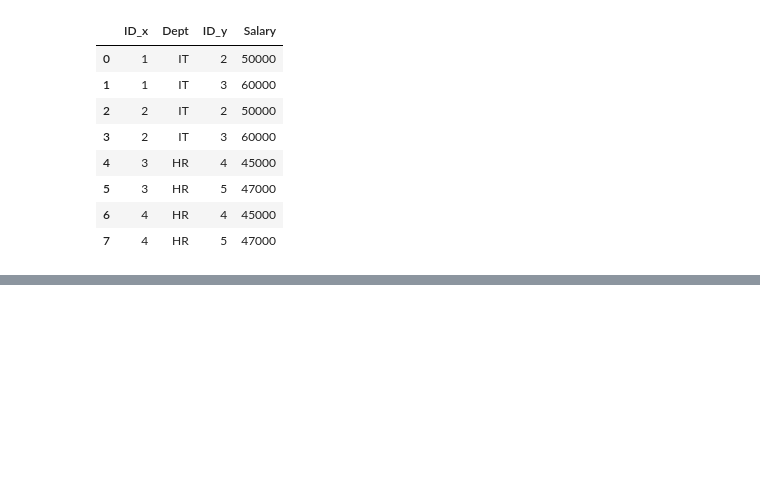
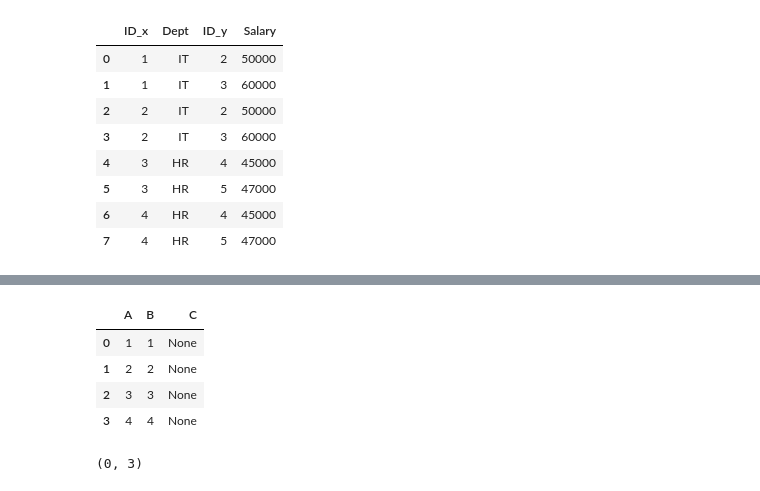
Before and after one commit to vedpcse-stack/Machine-Learning, a Jupyter notebook: Pandas/Extra_practice.ipynb, the cells around one changed output, grey strips where cells are left out. Drawn from its saved outputs; the diff is of its cells as text; code cells hidden in the pictures; blank space fills up the shorter version.

Commit message:
Update execution counts and add outputs for new DataFrame operations in Extra_practice.ipynb

```diff
--- a/Pandas/Extra_practice.ipynb
+++ b/Pandas/Extra_practice.ipynb
@@ -714,0 +729,18 @@ df1.merge(df2 , on="Dept")
+# %%
+df = pd.DataFrame(
+    {
+    'A' :[1,2,3,4],
+    "B":[1,2,3,4],
+    "C":[None,None,None,None]}
+)
+df
+# %% [output]
+|  | A | B | C |
+| 0 | 1 | 1 | None |
+| 1 | 2 | 2 | None |
+| 2 | 3 | 3 | None |
+| 3 | 4 | 4 | None |
+# %%
+df.dropna(thresh=3,axis=0).shape
+# %% [output]
+(0, 3)
```
Also changed, not shown: parts of 2 cells of this notebook.
